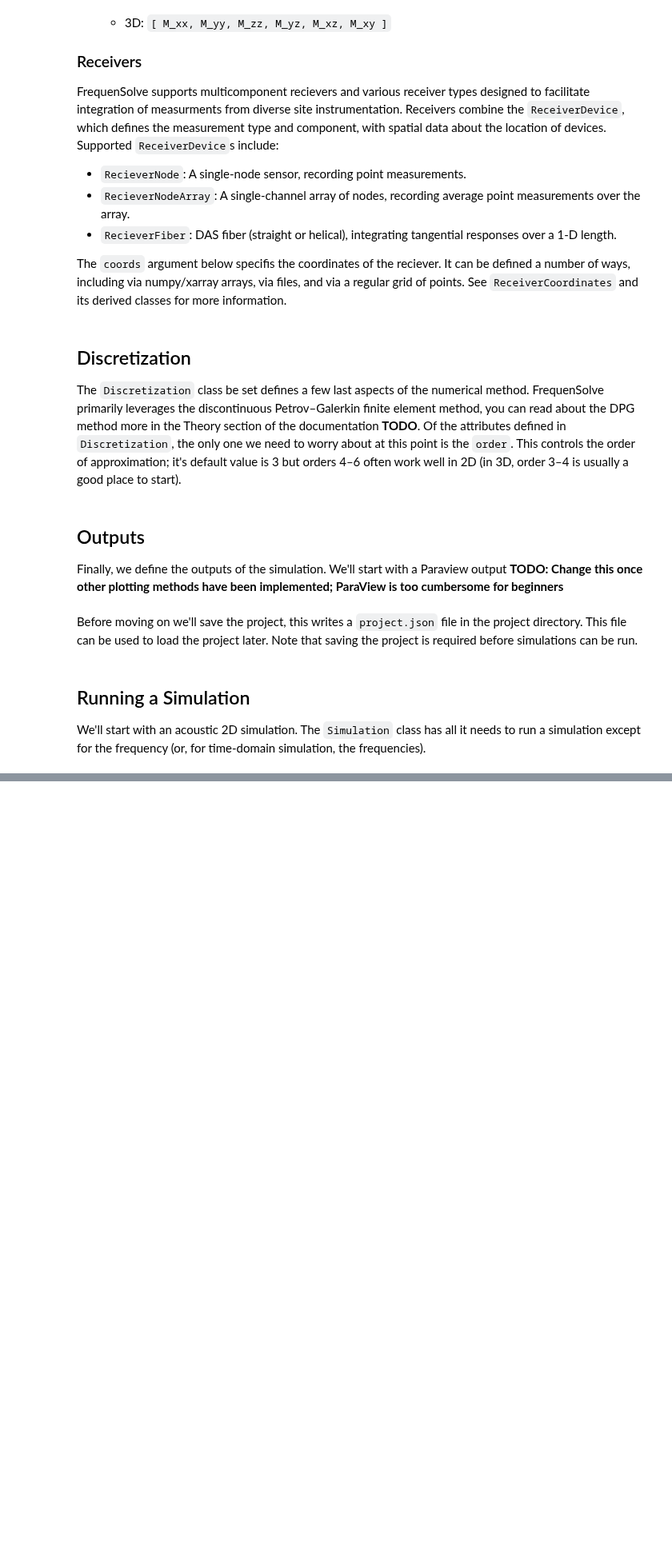
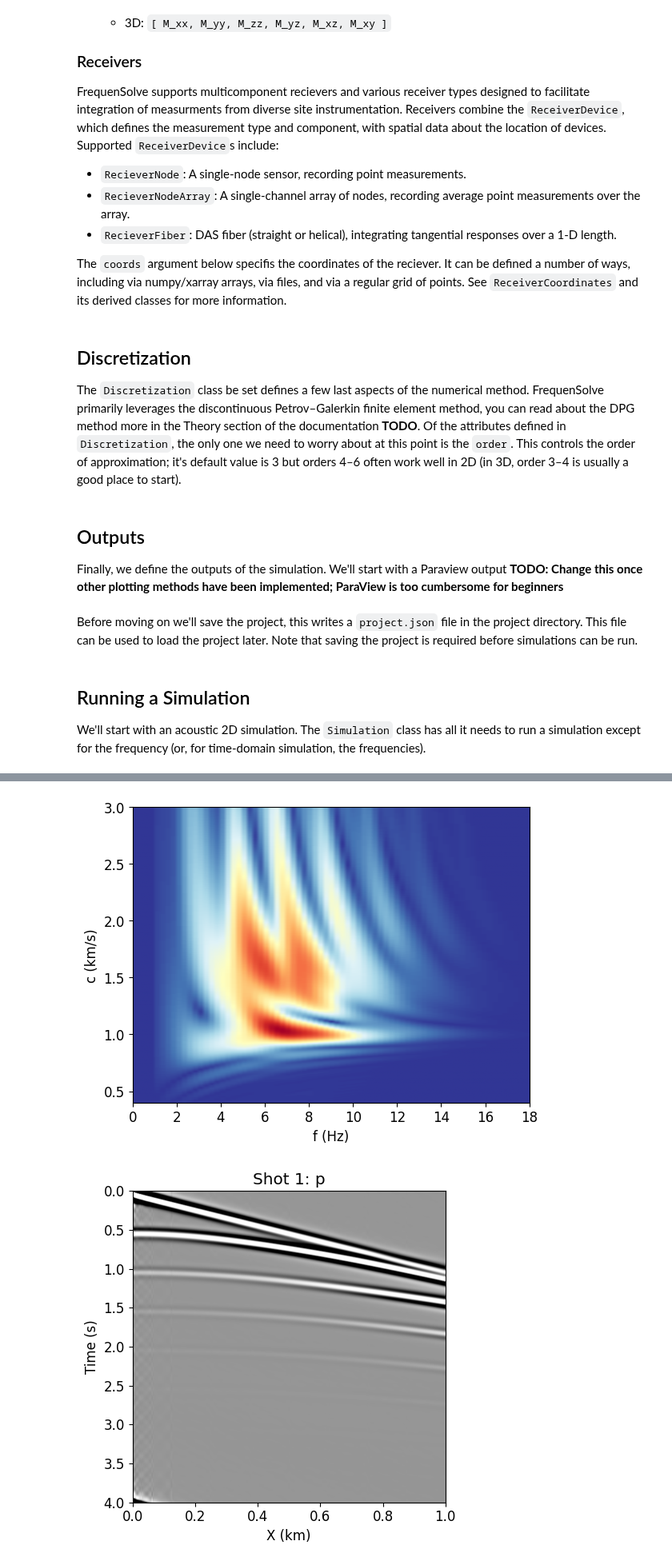
Before and after one commit to FrequenSol/FrequenSolve, a Jupyter notebook: examples/ex01_simple.ipynb, the cells around one changed output, grey strips where cells are left out. Shown at 80% size. Saved outputs shown, nothing was run; the diff lists cells and outputs as text; code cells hidden in the pictures; blank space fills up the shorter version.

```diff
--- a/examples/ex01_simple.ipynb
+++ b/examples/ex01_simple.ipynb
@@ -130,7 +132,7 @@ BCs += BoundaryCondition(
     boundaries = ["x_min", "x_max", "z_max"],
     pml_wavelengths = 1.2,
     pml_exponent = 3.0,
-    pml_constant = 20.0
+    pml_constant = 10.0
 )
 sim += BCs
 # %% [markdown]
@@ -164,17 +166,18 @@ acq = Acquisition()
 # Sources
 acq.add_source_group(
     kind = "scalar",
-    coords = [ [x, 0.0] for x in np.linspace(0.0, 1.0, 1)]
+    coords = [ [x, 0.0] for x in np.linspace(0.0, 1.0, 1)],
+    frame = "reference"
 )
 
 # Hydrophones
 hydrophone = ReceiverNode(name = "hydrophone")
 hydrophone.add_component(
     name = "p",
-    field = "pressure"
+    field = "pressure",
 )
 
-coords = [ [x, 0.0] for x in np.linspace(0.0, 1.0, 1001)]
+coords = [ [x, 0.0] for x in np.linspace(0.0, 1.0, 1001) ]
 acq.add_receiver_group(
     name = "surface_hydrophones",
     device = hydrophone,
@@ -189,13 +192,13 @@ sim += acq
 
 The `Discretization` class be set defines a few last aspects of the numerical method. FrequenSolve primarily leverages the discontinuous Petrov&ndash;Galerkin finite element method, you can read about the DPG method more in the Theory section of the documentation **TODO**. Of the attributes defined in `Discretization`, the only one we need to worry about at this point is the `order`. This controls the order of approximation; it's default value is 3 but orders 4&ndash;6 often work well in 2D (in 3D, order 3&ndash;4 is usually a good place to start).
 # %%
-method = Discretization(order = 4)
+method = Discretization(order = 6)
 sim += method
 
 solver = SolverConfig(
     solve_on = "final",
     max_iter = 300,
-    tolerance = 1.0e-3
+    tolerance = 1.0e-4
 )
 sim += solver
 # %% [markdown]
@@ -207,7 +210,7 @@ out = OutputManager()
 out += ParaviewOutput(
     name = "simple",
     fields = ["pressure"],
-    upscale = 1
+    upscale = 1,
 )
 sim += out
 # %% [markdown]
@@ -345,0 +228,58 @@ Fetching ParaView output simple from outputs/simulation_01/ParaView
+# %%
+# --- Connect to site ---
+
+site = "stampede3"
+
+if site == "local":
+    site = LocalSite()
+elif site == "stampede3":
+    site = Stampede3Site(
+        rel_path = "problems/ex_01/",
+        default_queue = "skx-dev"
+    )
+else:
+    raise ValueError(f"Site {site} not supported; specify a valid site from options above.")
+
+site.sync(project)
+
+# Define and submit a time-domain simulation
+td_job = TimeDomainJob(
+    name = "time",
+    simulation = sim,
+    f_min = 1.0,
+    f_max = 18.0,
+    T_max = 4.0
+)
+
+if site.provisioned:
+    site.submit(td_job)
+else:
+    site.submit_SLURM(
+        job = td_job,
+        nodes = 1,
+        procs_per_node = 12,
+        procs_per_task = 1,
+        queue = "skx-dev",
+        duration = "00-00:01:00",
+    )
+
+    # Wait for SLURM job to complete
+    site.wait_completion(td_job)
+
+# Get results from the site
+trace_db = site.fetch_traces(td_job, upscale = 4)
+wavelet = RickerWavelet(
+    f0 = 6.0,
+    times = trace_db.times(),
+    offset = 5
+)
+
+for record in trace_db:
+    shot = record.read_FD(wavelet)
+    plot_cf(shot, c_min = 0.4, c_max = 3.0, n_c = 400)
+
+    shot = record.read_TD(wavelet)
+    plot_gather(shot, A = 100)
+
+wavelet.plot()
+# %% [output]
@@ -345,0 +303,2 @@ Fetching ParaView output simple from outputs/simulation_01/ParaView
+[figure, added]
+[figure, added]
```
Also changed, not shown: parts of 4 cells of this notebook, 8 other files.
